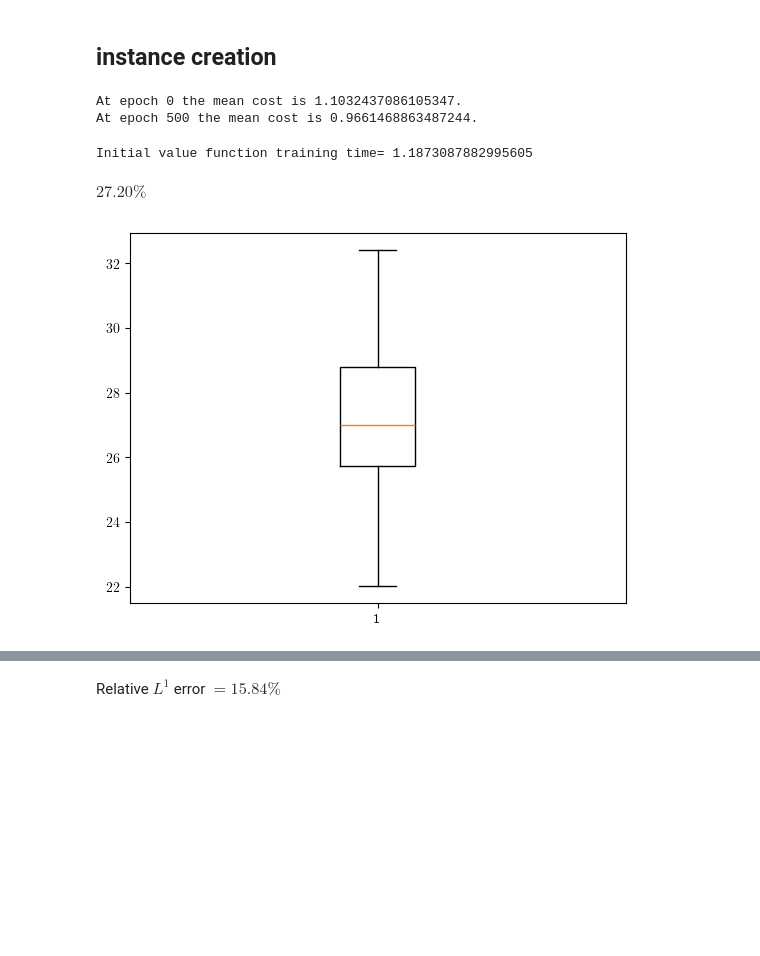
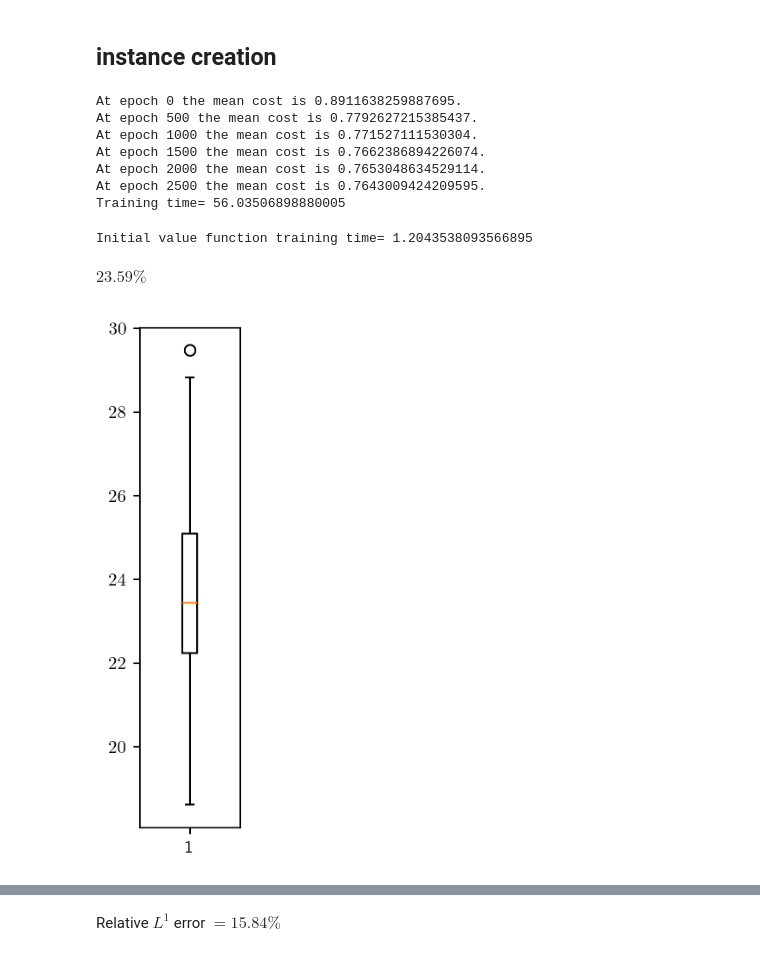
Before and after one commit to arashfahim/multiscale-PGM-for-stochastic-control, a Jupyter notebook: LQC/rewrite/LQC_Updated_v5.ipynb, the cells around one changed output, grey strips where cells are left out. Saved outputs shown, nothing was run; the diff lists cells and outputs as text; code cells hidden in the pictures; blank space fills up the shorter version.

```diff
--- a/LQC/rewrite/LQC_Updated_v5.ipynb
+++ b/LQC/rewrite/LQC_Updated_v5.ipynb
@@ -47,7 +47,7 @@ from IPython.display import display, Math, Markdown
 # Parameters
 # %%
 model_params = {
-    'num_samples':200,
+    'num_samples':100,
     'num_time_steps':10,
     'num_neurons_p':50,
     'num_neurons_v':10,
@@ -473,14 +473,14 @@ Relative $L^\infty$ error $= 51.56\%$
 # %%
 ms1_model_params = {
     'num_samples':200,
-    'num_time_steps':10,
+    'num_time_steps':5,
     'num_neurons_p':50,
     'num_neurons_v':10,
     'lr' : 8e-3,
     'num_epochs' : 3000,
     'xmin' : 0.,
     'xmax' : 1.,
-    'intervals' : [[0,2./10.],[2./10.,4./10.],[4./10.,6./10.],[6./10.,8./10.], [8./10.,1.]], # a list of numbers between 0 to num_intervals-1
+    'intervals' : [[0,1./5.],[3./5.,4./5.], [4./5.,1.]], # a list of numbers between 0 to num_intervals-1
     'data': lqsc.path
     }
 # ms1_lqsc_params = {
@@ -758,24 +758,29 @@ ms1 = multi_scale_pgm(ms1_model_params,lqsc_params, lqsc, value_eval=False)
 # %%
 ms1.train_it()
 # %% [output]
-At epoch 0 the mean cost is 1.1032437086105347.
-At epoch 500 the mean cost is 0.9661468863487244.
+At epoch 0 the mean cost is 0.8911638259887695.
+At epoch 500 the mean cost is 0.7792627215385437.
+At epoch 1000 the mean cost is 0.771527111530304.
+At epoch 1500 the mean cost is 0.7662386894226074.
+At epoch 2000 the mean cost is 0.7653048634529114.
+At epoch 2500 the mean cost is 0.7643009424209595.
+Training time= 56.03506898880005
 # %%
 ms1.cost_eval(ms1.policy,100)
 qpoint = (ms1.x1 - ms1.x0)/4.
 t = torch.zeros([100,1])
 l1rel = np.zeros(100)
 for i in range(100):
     x=torch.FloatTensor(100,1).uniform_(ms1.x0+qpoint,ms1.x1-qpoint)
     tx = torch.concat((t,x),dim=1)
     l1rel[i]=100*np.mean(np.abs(ms1.value0(x).squeeze(-1).clone().detach().numpy()-solution(tx)))/np.mean(np.abs(solution(tx)))
 display(Markdown(r"${:.2f}\%$".format(l1rel.mean())))
-plt.figure(figsize=(1,5),dpi=300)
+plt.figure(figsize=(2,5),dpi=300)
 plt.boxplot(l1rel);
 # %% [output]
-Initial value function training time= 1.1873087882995605
+Initial value function training time= 1.2043538093566895
-$27.20\%$
+$23.59\%$
-[figure, old version]
+[figure, new version]
 # %%
 plt.scatter(x=x.clone().detach().numpy(),y = solution(tx),marker='*');
 plt.scatter(x=x.clone().detach().numpy(),y = ms1.value0(x).squeeze(-1).clone().detach().numpy(),marker='v');
```
Also changed, not shown: parts of 11 cells of this notebook, 2 other files.
